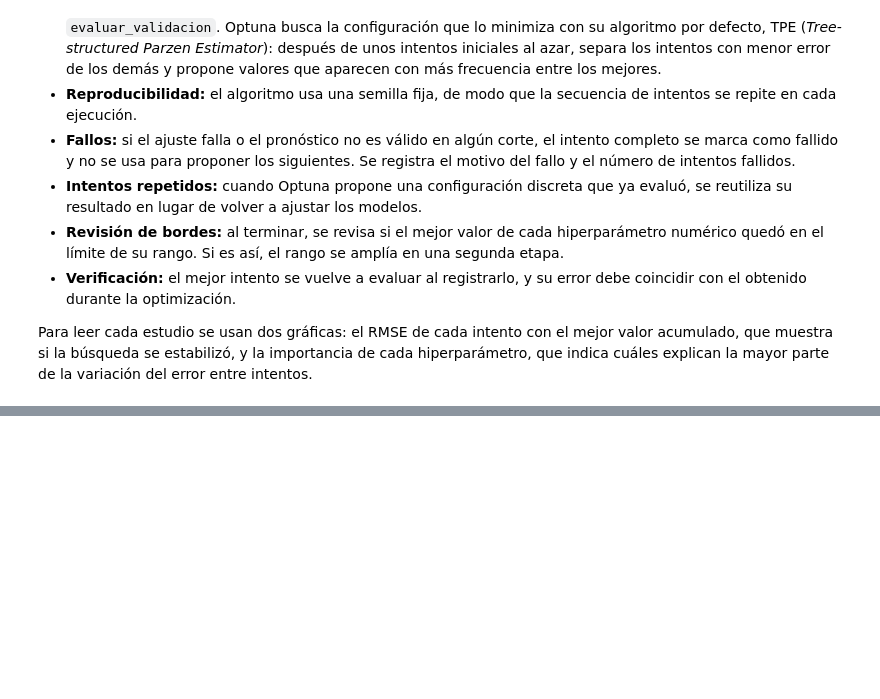
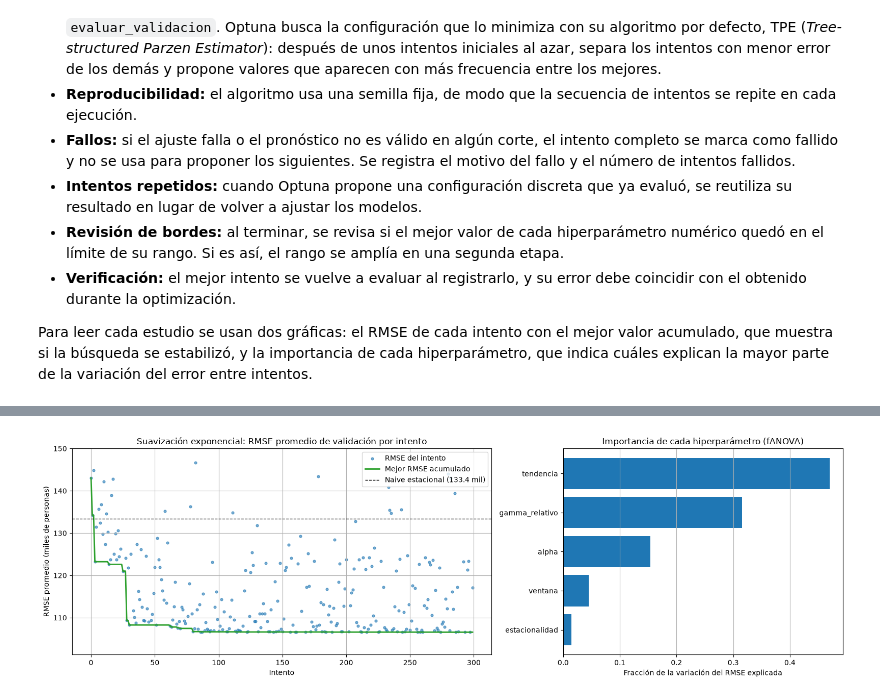
Before and after one commit to juanestebancg2806/ml3-time-series-forecasting, a Jupyter notebook: taller2/taller2_pronostico_ocupados.ipynb, the cells around one changed output, grey strips where cells are left out. Saved outputs shown, nothing was run; the diff lists cells and outputs as text; code cells hidden in the pictures; blank space fills up the shorter version.

```diff
--- a/taller2/taller2_pronostico_ocupados.ipynb
+++ b/taller2/taller2_pronostico_ocupados.ipynb
@@ -661,0 +845,72 @@ def registrar_mejor(estudio, nombre, familia, crear_pronostico):
+# %%
+# Valores de cada hiperparámetro estructural y su traducción a los argumentos de ETSModel
+TENDENCIAS_ETS = {
+    "ninguna":     dict(trend=None,  damped_trend=False),
+    "aditiva":     dict(trend="add", damped_trend=False),
+    "amortiguada": dict(trend="add", damped_trend=True),
+}
+ESTACIONALIDADES_ETS = {
+    "aditiva":        dict(error="add", seasonal="add"),
+    "multiplicativa": dict(error="mul", seasonal="mul"),
+}
+VENTANAS_ETS = [24, 36, 48, 60, 96, None]   # None = ventana recursiva (toda la historia del corte)
+
+
+def sugerir_configuracion_ets(trial):
+    """Espacio de búsqueda de la suavización exponencial (los hiperparámetros condicionales solo
+    se proponen cuando la estructura los necesita)."""
+    config = {
+        "tendencia": trial.suggest_categorical("tendencia", list(TENDENCIAS_ETS)),
+        "estacionalidad": trial.suggest_categorical("estacionalidad", list(ESTACIONALIDADES_ETS)),
+        "ventana": trial.suggest_categorical("ventana", VENTANAS_ETS),
+        "alpha": trial.suggest_float("alpha", 0.01, 0.99),
+        "gamma_relativo": trial.suggest_float("gamma_relativo", 0.001, 0.99),
+    }
+    if config["tendencia"] != "ninguna":
+        config["beta_relativo"] = trial.suggest_float("beta_relativo", 0.01, 0.99)
+    if config["tendencia"] == "amortiguada":
+        config["phi"] = trial.suggest_float("phi", 0.80, 0.98)
+    return config
+
+
+def parametros_suavizacion(config):
+    """Parámetros de suavización de ETSModel a partir de una configuración, con beta < alpha y gamma < 1 - alpha."""
+    alpha = config["alpha"]
+    parametros = {"smoothing_level": alpha, "smoothing_seasonal": config["gamma_relativo"] * (1 - alpha)}
+    if "beta_relativo" in config:
+        parametros["smoothing_trend"] = config["beta_relativo"] * alpha
+    if "phi" in config:
+        parametros["damping_trend"] = config["phi"]
+    return parametros
+
+
+def crear_pronostico_ets(config):
+    """Función de pronóstico de una configuración ETS con parámetros de suavización fijos.
+
+    Los estados iniciales se estiman por máxima verosimilitud en cada corte; si esa estimación
+    no converge, se lanza un error y el intento se marca como fallido.
+    """
+    config_modelo = {**TENDENCIAS_ETS[config["tendencia"]], **ESTACIONALIDADES_ETS[config["estacionalidad"]]}
+    parametros = parametros_suavizacion(config)
+
+    def pronostico(serie_ajuste, h):
+        ajuste = ajustar_ets(serie_ajuste, config_modelo, ventana=config["ventana"], parametros_fijos=parametros)
+        if not ajuste.mle_retvals["converged"]:
+            raise RuntimeError("la estimación de los estados iniciales no convergió")
+        return ajuste.forecast(h).to_numpy()
+
+    return pronostico
+
+
+# Optimización bayesiana de la suavización exponencial
+N_INTENTOS_ETS = 300
+estudio_ets = optimizar(sugerir_configuracion_ets, crear_pronostico_ets, N_INTENTOS_ETS)
+
+print("\nMejores intentos:")
+print(resumir_estudio(estudio_ets).round(3).to_string())
+
+graficar_estudio(estudio_ets, "Suavización exponencial")
+
+print("\nRevisión de bordes del mejor intento:")
+print(revisar_bordes(estudio_ets, categoricos_ordenados=("ventana",)).to_string())
+# %% [output]
@@ -661,0 +934 @@ def registrar_mejor(estudio, nombre, familia, crear_pronostico):
+[figure, added]
```
Also changed, not shown: parts of 13 cells of this notebook.
